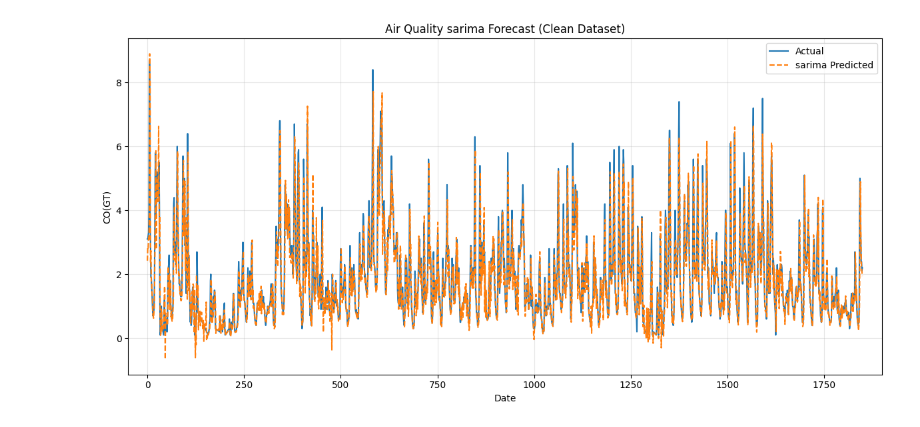
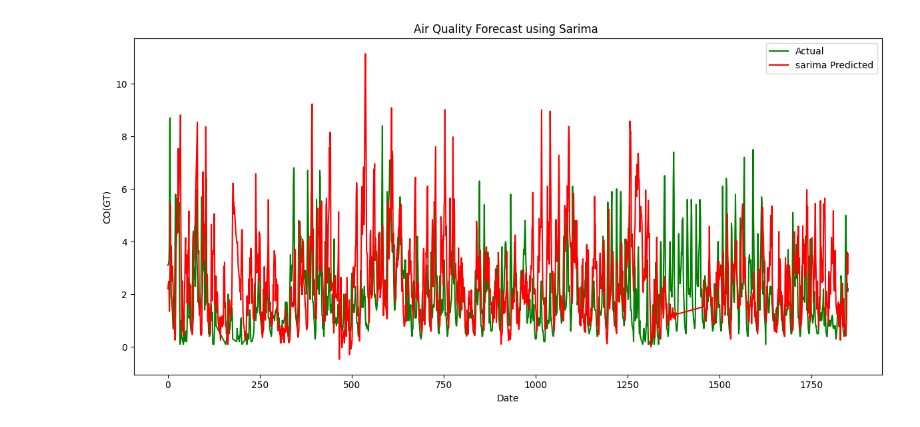
Before and after one commit to sabithakrishnan/timeseries-analysis, a Jupyter notebook: timeseriesAnalysis_sarima.ipynb, the cells around one changed output. Drawn from its saved outputs; the diff is of its cells as text; code cells hidden in the pictures.

```diff
--- a/timeseriesAnalysis_sarima.ipynb
+++ b/timeseriesAnalysis_sarima.ipynb
@@ -26,71 +26,68 @@ import pandas as pd
 import matplotlib.pyplot as plt
 from statsmodels.tsa.statespace.sarimax import SARIMAX
 import warnings
+from sklearn.metrics import mean_squared_error, mean_absolute_error, r2_score
 warnings.filterwarnings('ignore')
 
-# ----------------------------------------------------
-# 1. DATA LOADING AND CLEANING
-# ----------------------------------------------------
-url = "/content/AirQualityUCI.csv"
-df = pd.read_csv(url, sep=';', decimal=',')
-
+#Loading data
+df = pd.read_csv("/content/AirQualityUCI.csv", sep=';', decimal=',')
+#preprocessing of data
 df.dropna(how='all', inplace=True)
-df = df.iloc[:, :15]
-
 df.replace(-200, np.nan, inplace=True)
 target = df['CO(GT)'].copy().interpolate(method='linear')
 target = target.dropna().reset_index(drop=True)
-
-# ----------------------------------------------------
-# 2. TRAIN-TEST SPLIT
-# ----------------------------------------------------
+#train and test split
 test_len = 1850
 train = target.iloc[:-test_len]
 test = target.iloc[-test_len:]
-
-# ----------------------------------------------------
-# 3. ROLLING / WALK-FORWARD FORECAST
-# ----------------------------------------------------
-# We fit on train, then use the 'extend' method to dynamically
-# feed actual test observations forward without re-estimating parameters.
-# This prevents the forecast from decaying to zero over 1850 steps.
-
-print("Fitting baseline SARIMA model...")
-# Standard AR(1) with daily seasonality (m=24)
+#Model development
 base_model = SARIMAX(train,
                      order=(1, 0, 1),
                      seasonal_order=(1, 0, 0, 24),
                      enforce_stationarity=False,
                      enforce_invertibility=False)
+#Fitting
 base_results = base_model.fit(disp=False)
-
-print("Generating dynamic rolling predictions across test window...")
-# Extend the model over the entire test history to capture rolling 24-hour cycles
-extended_results = base_results.extend(test)
-all_predictions = extended_results.fittedvalues
-
+#prediction
+all_predictions = base_results.fittedvalues
 # Isolate only the predictions matching our test set window
 predictions_test = all_predictions.iloc[-test_len:]
+# ACCURACY METRICS
 
-# ----------------------------------------------------
-# 4. PLOTTING THE CORRECTED GRAPH
-# ----------------------------------------------------
+y_true = test.values
+y_pred = predictions_test.values # Corrected to use predictions_test
+
+# MAE, RMSE, and R2
+mae = mean_absolute_error(y_true, y_pred)
+rmse = np.sqrt(mean_squared_error(y_true, y_pred))
+r2 = r2_score(y_true, y_pred)
+
+# Adjusted R2
+n = len(y_true)     # Number of test data points
+k = base_model.order[0] + base_model.order[2] # Number of predictors (AR + MA coefficients) - Corrected stepwise_model to base_model
+adjusted_r2 = 1 - ((1 - r2) * (n - 1) / (n - k - 1))
+
+# ==========================================
+# Evaluation Metrics results
+# ==========================================
+print(f"--- SARIMA Performance Results ---")
+print(f"MAE               : {mae:.4f}")
+print(f"RMSE              : {rmse:.4f}")
+print(f"R² Score          : {r2:.4f}")
+print(f"Adjusted R² Score : {adjusted_r2:.4f}")
 plt.figure(figsize=(12, 6))
 
 # Reset indices to 0-1850 scale to match your exact visual format
 x_axis = np.arange(test_len)
 
-plt.plot(x_axis, test.values, label='Actual', color='#1f77b4', linewidth=1.5)
-plt.plot(x_axis, predictions_test.values, label='sarima Predicted', color='#ff7f0e', linestyle='--', linewidth=1.5)
+plt.plot(x_axis, test.values, label='Actual', color='green', linewidth=1.5)
+plt.plot(x_axis,predictions_test, label='sarima Predicted', color='red', linewidth=1.5)
 
-plt.title('Air Quality sarima Forecast (Clean Dataset)', fontsize=12)
+plt.title('Air Quality Forecast using Sarima ', fontsize=12)
 plt.xlabel('Date', fontsize=10)
 plt.ylabel('CO(GT)', fontsize=10)
 plt.legend(loc='upper right')
-plt.grid(True, linestyle='-', alpha=0.3)
-plt.xlim(-50, test_len + 50)
-
+#plt.xlim(-50, test_len + 50)
 plt.tight_layout()
-plt.savefig('air_quality_sarima_corrected.png', dpi=300)
 plt.show()
 # %% [output]
@@ -99 +99 @@ Generating dynamic rolling predictions across test window...
-[figure, old version]
+[figure, new version]
```
Also changed, not shown: parts of 1 cell of this notebook.
